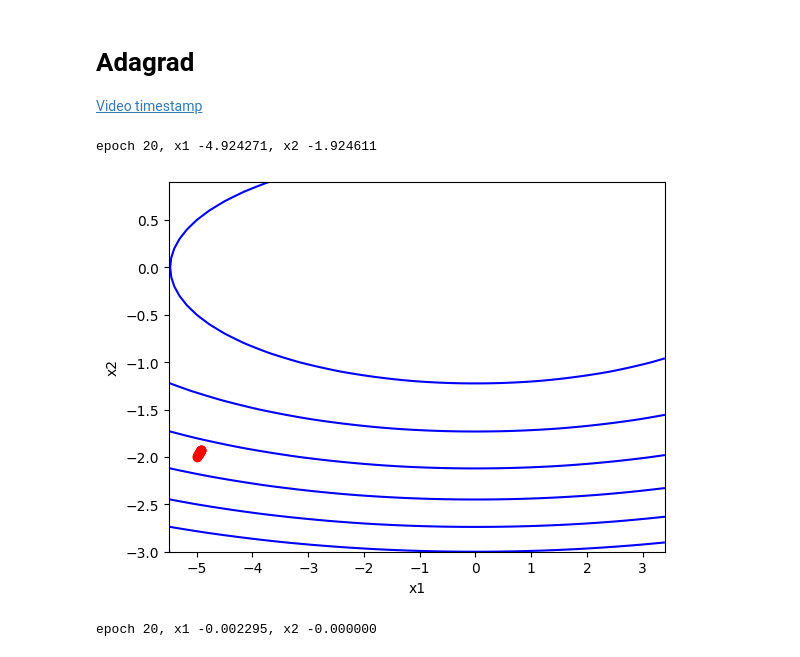
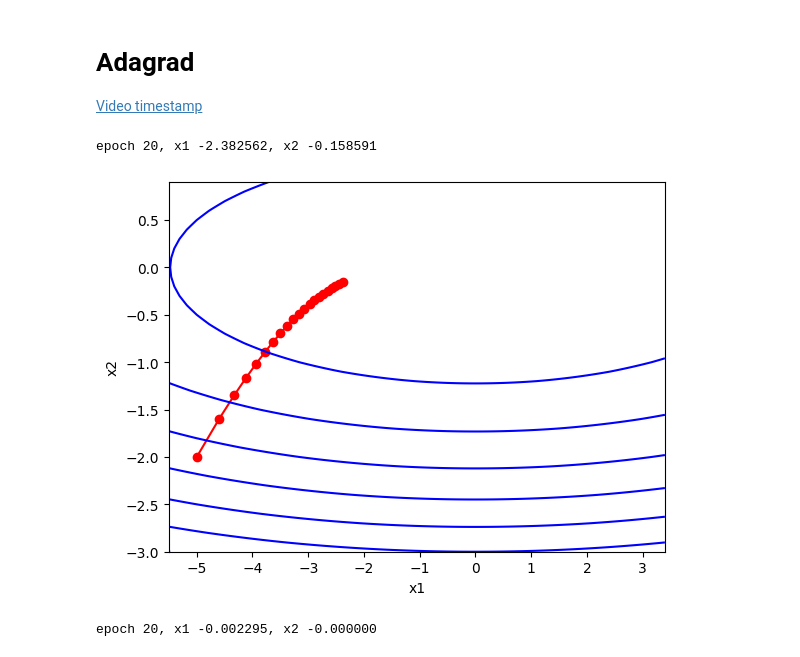
Before and after one commit to xgpo-2226/EFFDL_Semaine1, a Jupyter notebook: Module4/04_gradient_descent_optimization_algorithms_empty.ipynb, the cells around one changed output. Saved outputs shown, nothing was run; the diff lists cells and outputs as text; code cells hidden in the pictures.

```diff
--- a/Module4/04_gradient_descent_optimization_algorithms_empty.ipynb
+++ b/Module4/04_gradient_descent_optimization_algorithms_empty.ipynb
@@ -111,7 +111,7 @@ import math
 
 def adagrad_2d(x1, x2, s1, s2):
     # The first two terms are the independent variable gradients
-    g1, g2, eps = 0.2 * x1, 4 * x2, 1e-6
+    g1, g2, eps = 0.2 * x1, 4 * x2, 1e-8  # 1e-6
     #
     # your code here (hint: use math.sqrt)
     # Accumulate squared gradients
@@ -123,13 +123,13 @@ def adagrad_2d(x1, x2, s1, s2):
     x2 -= eta / math.sqrt(s2 + eps) * g2
     return x1, x2, s1, s2
 # %%
-eta = 0.01   # 0.4 is too small?? not appropriate
+eta = 0.4   # 0.01 is too small?? not appropriate
 show_trace_2d(f_2d, train_2d(adagrad_2d))
 # show_trace_2d(f_2d, train_2d(Nesterov_2d), color= 'green')
 # show_trace_2d(f_2d, train_2d(momentum_2d), color= 'magenta')
 # %% [output]
-epoch 20, x1 -4.924271, x2 -1.924611
+epoch 20, x1 -2.382562, x2 -0.158591
-[figure, old version]
+[figure, new version]
 # %%
 eta = 2
 show_trace_2d(f_2d, train_2d(adagrad_2d))
```
Also changed, not shown: parts of 2 cells of this notebook.
